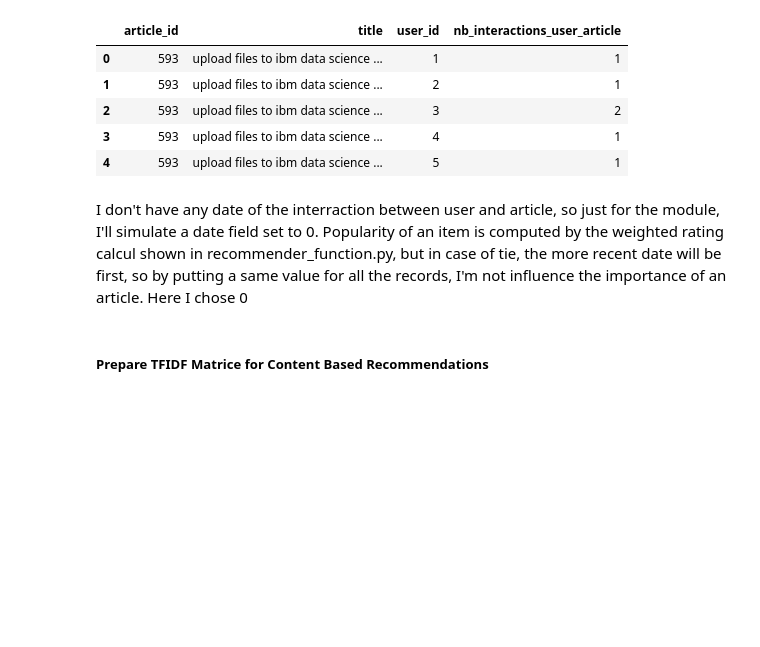
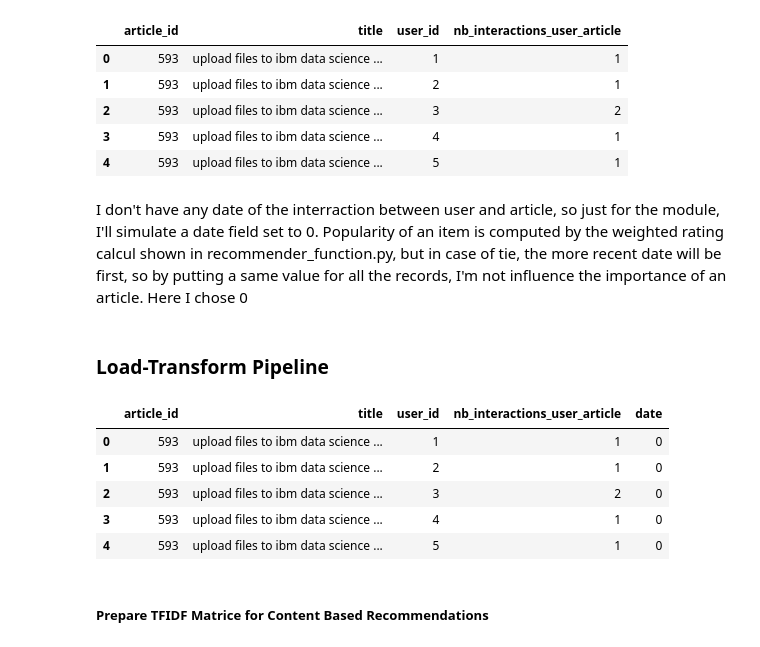
Before and after one commit to Mdhvince/Recommendation_IBM_article, a Jupyter notebook: rec_eng_ibm.ipynb, the cells around one changed output. Saved outputs shown, nothing was run; the diff lists cells and outputs as text; code cells hidden in the pictures; blank space fills up the shorter version.

Commit message:
feat: add load transform pipeline
A function was added to load and transform the data, in order to later better update my data if I want to add new users

```diff
--- a/rec_eng_ibm.ipynb
+++ b/rec_eng_ibm.ipynb
@@ -122,3 +122,5 @@ df.head()
 I don't have any date of the interraction between user and article, so just for the module, I'll simulate a date field set to 0. Popularity of an item is computed by the weighted rating calcul shown in recommender_function.py, but in case of tie, the more recent date will be first, so by putting a same value for all the records, I'm not influence the importance of an article. Here I chose 0
 # %%
 df['date'] = 0
+# %% [markdown]
+### Load-Transform Pipeline
@@ -125,3 +198,15 @@ df['date'] = 0
+# %%
+df, df_content = l_t_pipeline(df_reviews_path='user-item-interactions.csv',
+                              df_items_path='articles_community.csv')
+# %%
+df.head()
+# %% [output]
+|  | article_id | title | user_id | nb_interactions_user_article | date |
+| 0 | 593 | upload files to ibm data science ... | 1 | 1 | 0 |
+| 1 | 593 | upload files to ibm data science ... | 2 | 1 | 0 |
+| 2 | 593 | upload files to ibm data science ... | 3 | 2 | 0 |
+| 3 | 593 | upload files to ibm data science ... | 4 | 1 | 0 |
+| 4 | 593 | upload files to ibm data science ... | 5 | 1 | 0 |
 # %% [markdown]
 ##### Prepare TFIDF Matrice for Content Based Recommendations
 # %%
```
Also changed, not shown: parts of 2 cells of this notebook.
